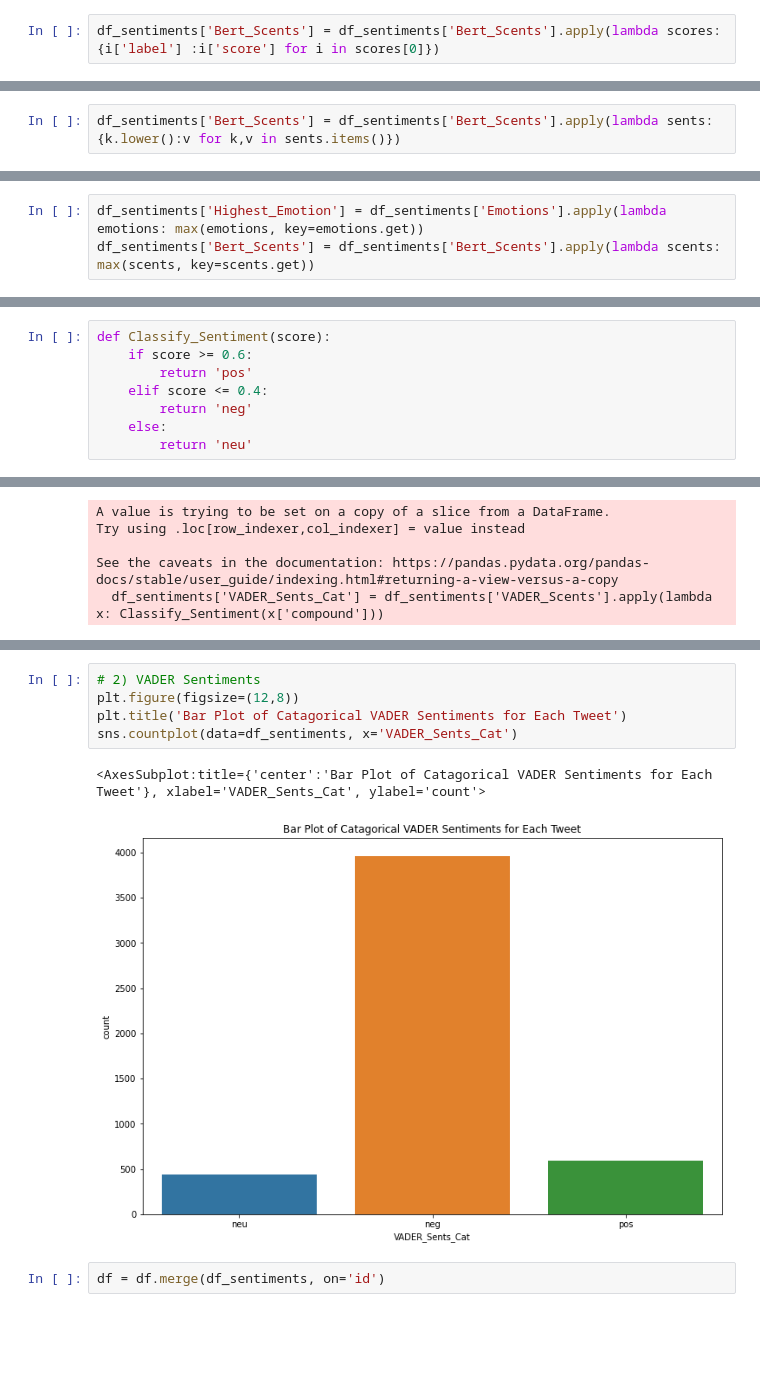
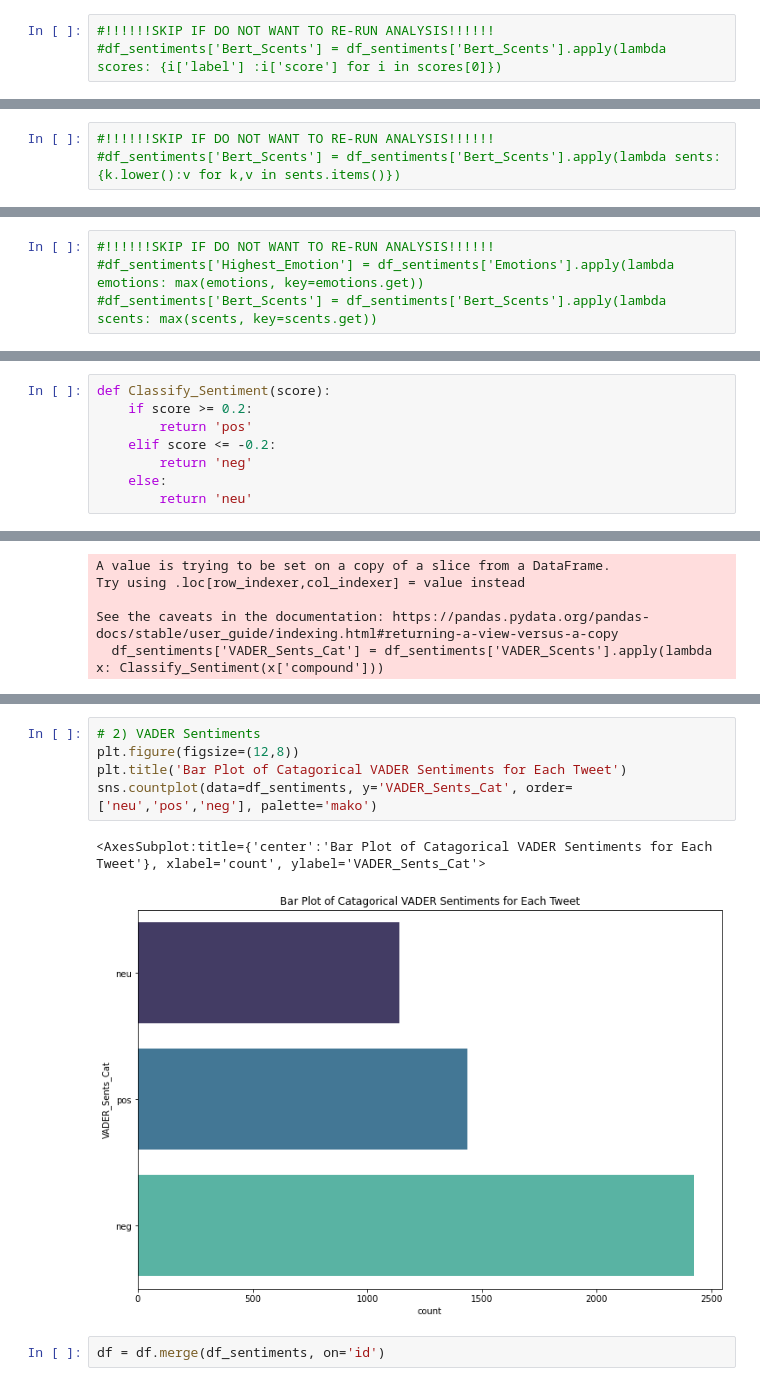
Before and after one commit to evanc1229/KoReCOVID, a Jupyter notebook: Data_Analysis.ipynb, the cells around one changed output, grey strips where cells are left out. Saved outputs shown, nothing was run; the diff lists cells and outputs as text; blank space fills up the shorter version.

Commit message:
Cleaned up the juypter notebook for emotion and sentiment analysis (still not working perfectly)

```diff
--- a/Data_Analysis.ipynb
+++ b/Data_Analysis.ipynb
@@ -116,3 +92,4 @@ df.Bert_Scents[0]
 # %%
-df_sentiments['Bert_Scents'] = df_sentiments['Bert_Scents'].apply(lambda scores: {i['label'] :i['score'] for i in scores[0]})
+#!!!!!!SKIP IF DO NOT WANT TO RE-RUN ANALYSIS!!!!!!
+#df_sentiments['Bert_Scents'] = df_sentiments['Bert_Scents'].apply(lambda scores: {i['label'] :i['score'] for i in scores[0]})
 # %% [output]
@@ -124,3 +97,4 @@ See the caveats in the documentation: https://pandas.pydata.org/pandas-docs/stab
 # %%
-df_sentiments['Bert_Scents'] = df_sentiments['Bert_Scents'].apply(lambda sents: {k.lower():v for k,v in sents.items()})
+#!!!!!!SKIP IF DO NOT WANT TO RE-RUN ANALYSIS!!!!!!
+#df_sentiments['Bert_Scents'] = df_sentiments['Bert_Scents'].apply(lambda sents: {k.lower():v for k,v in sents.items()})
 # %% [output]
@@ -143,6 +113,7 @@ df_sentiments.head()
 #Now that everything is reletivly standard I am going to extract a string from each row that best represtents each way of
 #detecting emotion
 # %%
-df_sentiments['Highest_Emotion'] = df_sentiments['Emotions'].apply(lambda emotions: max(emotions, key=emotions.get))
-df_sentiments['Bert_Scents'] = df_sentiments['Bert_Scents'].apply(lambda scents: max(scents, key=scents.get))
+#!!!!!!SKIP IF DO NOT WANT TO RE-RUN ANALYSIS!!!!!!
+#df_sentiments['Highest_Emotion'] = df_sentiments['Emotions'].apply(lambda emotions: max(emotions, key=emotions.get))
+#df_sentiments['Bert_Scents'] = df_sentiments['Bert_Scents'].apply(lambda scents: max(scents, key=scents.get))
 # %% [output]
@@ -168,8 +130,8 @@ df_sentiments.head()
 # %%
 def Classify_Sentiment(score):
-    if score >= 0.6:
+    if score >= 0.2:
         return 'pos'
-    elif score <= 0.4:
+    elif score <= -0.2:
         return 'neg'
     else:
         return 'neu'
@@ -210,11 +173,11 @@ sns.countplot(data=df_sentiments, x='Bert_Scents')
 # %%
 # 2) VADER Sentiments
 plt.figure(figsize=(12,8))
 plt.title('Bar Plot of Catagorical VADER Sentiments for Each Tweet')
-sns.countplot(data=df_sentiments, x='VADER_Sents_Cat')
+sns.countplot(data=df_sentiments, y='VADER_Sents_Cat', order=['neu','pos','neg'], palette='mako')
 # %% [output]
-<AxesSubplot:title={'center':'Bar Plot of Catagorical VADER Sentiments for Each Tweet'}, xlabel='VADER_Sents_Cat', ylabel='count'>
+<AxesSubplot:title={'center':'Bar Plot of Catagorical VADER Sentiments for Each Tweet'}, xlabel='count', ylabel='VADER_Sents_Cat'>
-[figure, old version]
+[figure, new version]
 # %%
 df = df.merge(df_sentiments, on='id')
 # %%
```
Also changed, not shown: parts of 37 cells of this notebook, 1 other file.
